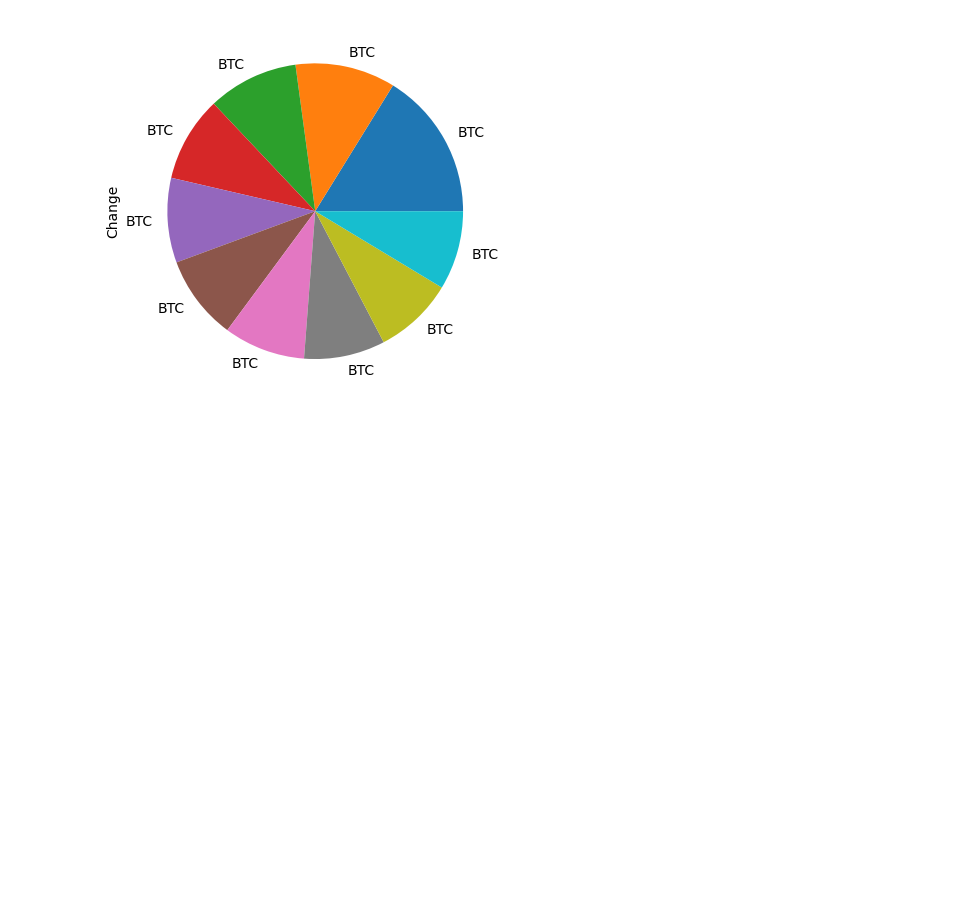
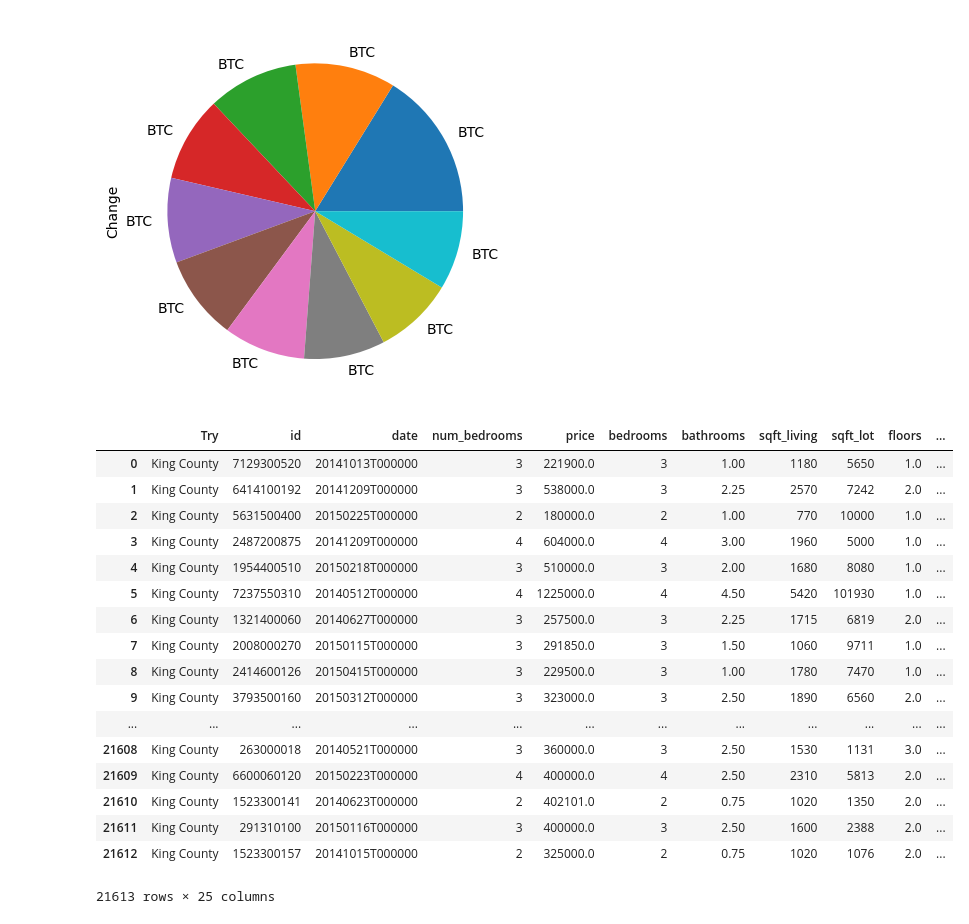
Before and after one commit to dennisowusu123/DATA-ANALYTICS-GT, a Jupyter notebook: DataScience/DataAnalysis/01_Dataframes.ipynb, the cells around one changed output. Saved outputs shown, nothing was run; the diff lists cells and outputs as text; code cells hidden in the pictures; blank space fills up the shorter version.

```diff
--- a/DataScience/DataAnalysis/01_Dataframes.ipynb
+++ b/DataScience/DataAnalysis/01_Dataframes.ipynb
@@ -2304,3 +2304,24 @@ btc.sort_values('Change', ascending=False).head(10)['Change'].plot(kind='pie')
 # %% [output]
 <AxesSubplot:ylabel='Change'>
 [figure]
+# %%
+houses
+# %% [output]
+|  | Try | id | date | num_bedrooms | price | bedrooms | bathrooms | sqft_living | sqft_lot | floors | ... |
+| 0 | King County | 7129300520 | 20141013T000000 | 3 | 221900.0 | 3 | 1.00 | 1180 | 5650 | 1.0 | ... |
+| 1 | King County | 6414100192 | 20141209T000000 | 3 | 538000.0 | 3 | 2.25 | 2570 | 7242 | 2.0 | ... |
+| 2 | King County | 5631500400 | 20150225T000000 | 2 | 180000.0 | 2 | 1.00 | 770 | 10000 | 1.0 | ... |
+| 3 | King County | 2487200875 | 20141209T000000 | 4 | 604000.0 | 4 | 3.00 | 1960 | 5000 | 1.0 | ... |
+| 4 | King County | 1954400510 | 20150218T000000 | 3 | 510000.0 | 3 | 2.00 | 1680 | 8080 | 1.0 | ... |
+| 5 | King County | 7237550310 | 20140512T000000 | 4 | 1225000.0 | 4 | 4.50 | 5420 | 101930 | 1.0 | ... |
+| 6 | King County | 1321400060 | 20140627T000000 | 3 | 257500.0 | 3 | 2.25 | 1715 | 6819 | 2.0 | ... |
+| 7 | King County | 2008000270 | 20150115T000000 | 3 | 291850.0 | 3 | 1.50 | 1060 | 9711 | 1.0 | ... |
+| 8 | King County | 2414600126 | 20150415T000000 | 3 | 229500.0 | 3 | 1.00 | 1780 | 7470 | 1.0 | ... |
+| 9 | King County | 3793500160 | 20150312T000000 | 3 | 323000.0 | 3 | 2.50 | 1890 | 6560 | 2.0 | ... |
+| ... | ... | ... | ... | ... | ... | ... | ... | ... | ... | ... | ... |
+| 21608 | King County | 263000018 | 20140521T000000 | 3 | 360000.0 | 3 | 2.50 | 1530 | 1131 | 3.0 | ... |
+| 21609 | King County | 6600060120 | 20150223T000000 | 4 | 400000.0 | 4 | 2.50 | 2310 | 5813 | 2.0 | ... |
+| 21610 | King County | 1523300141 | 20140623T000000 | 2 | 402101.0 | 2 | 0.75 | 1020 | 1350 | 2.0 | ... |
+| 21611 | King County | 291310100 | 20150116T000000 | 3 | 400000.0 | 3 | 2.50 | 1600 | 2388 | 2.0 | ... |
+| 21612 | King County | 1523300157 | 20141015T000000 | 2 | 325000.0 | 2 | 0.75 | 1020 | 1076 | 2.0 | ... |
+21613 rows × 25 columns
```
Also changed, not shown: 2 other files.
